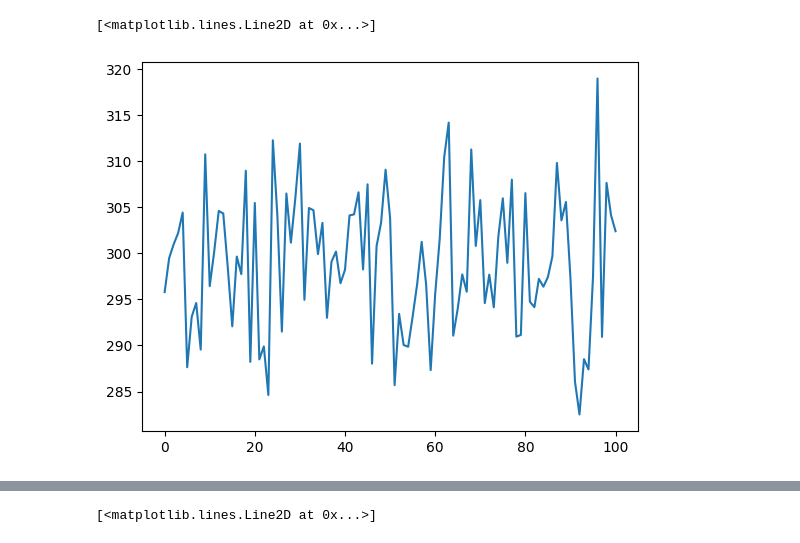
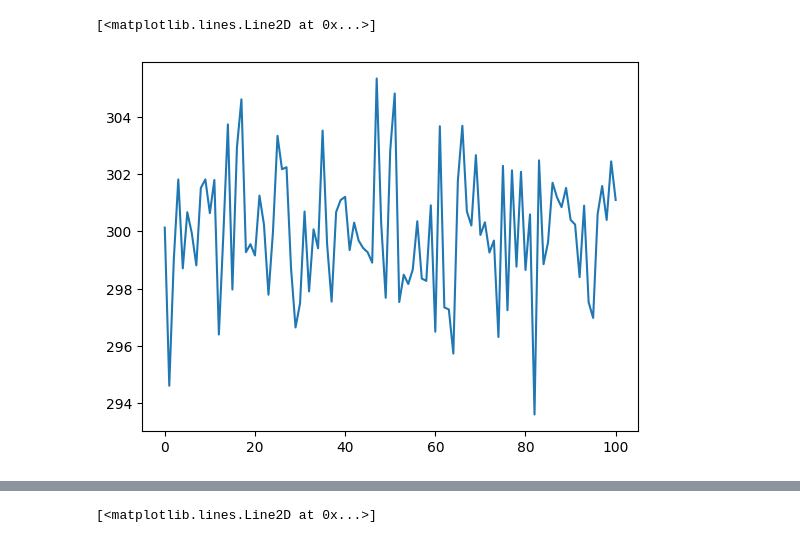
Before and after one commit to Marte2101/Biophysics, a Jupyter notebook: Plot_pot_energy_temp.ipynb, the cells around one changed output, grey strips where cells are left out. Cells and saved outputs as stored; diff of their text form; code cells hidden in the pictures.

```diff
--- a/Plot_pot_energy_temp.ipynb
+++ b/Plot_pot_energy_temp.ipynb
@@ -51,6 +48,6 @@ plt.plot(x2, data2)
 # %%
-x3, data3 = np.loadtxt('tutorial_gromacs/alanine_dip/temperature.xvg',comments=["#", "@"], unpack = True)
+x3, data3 = np.loadtxt('/home/A_temp.xvg',comments=["#", "@"], unpack = True)
 plt.plot(x3, data3)
 # %% [output]
 [<matplotlib.lines.Line2D at 0x...>]
-[figure, old version]
+[figure, new version]
```
Also changed, not shown: parts of 8 cells of this notebook.
